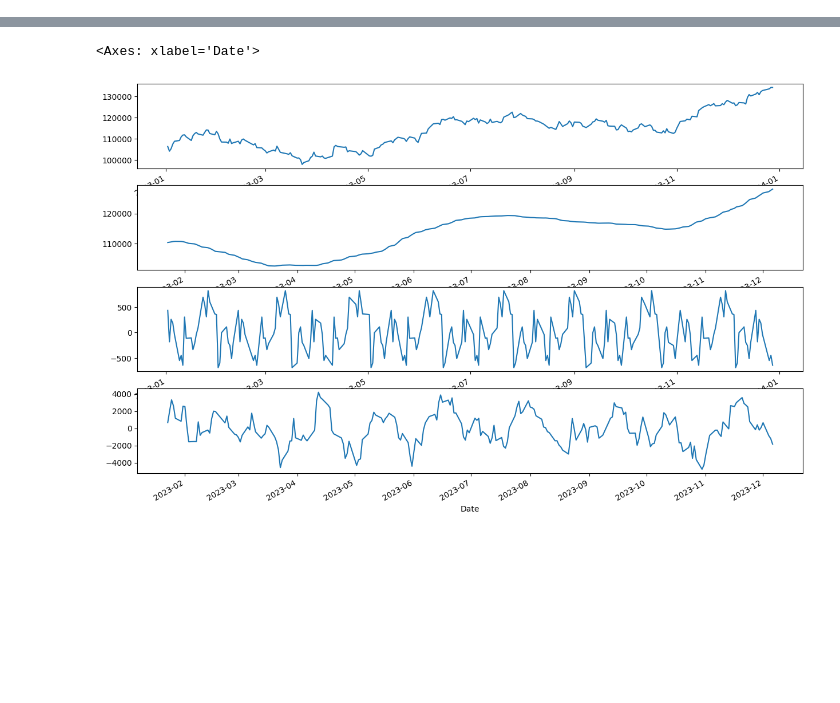
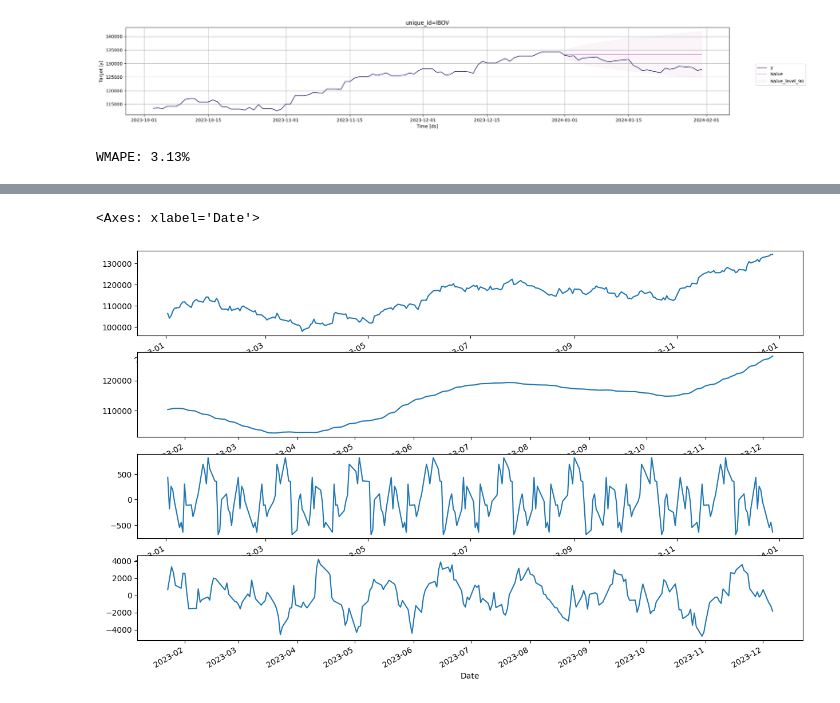
Before and after one commit to iharary/Fiap_Tech_Challenge_02, a Jupyter notebook: notebooks/IBOV.ipynb, the cells around one changed output, grey strips where cells are left out. Saved outputs shown, nothing was run; the diff lists cells and outputs as text; code cells hidden in the pictures; blank space fills up the shorter version.

```diff
--- a/notebooks/IBOV.ipynb
+++ b/notebooks/IBOV.ipynb
@@ -46,0 +115,5 @@ Name: Close, dtype: float64
+# %%
+#Separar dados de treino e validação resample
+train_resample = df_close_resample[df_close_resample['ds'] < '2024-01-01']
+test_resample = df_close_resample[df_close_resample['ds'] >= '2024-01-01']
+h_resample = len(test_resample)
@@ -46,0 +156,16 @@ Name: Close, dtype: float64
+# %%
+model.plot(train_resample, forecast_df, level=[90], unique_ids=['IBOV'],engine ='matplotlib', max_insample_length=90)
+# %% [output]
+[figure, added]
+# %%
+#Usar modelo SeasonalNaive sem decomposição - resample
+model = StatsForecast(models=[SeasonalNaive(season_length=7)], freq='D', n_jobs=-1)
+model.fit(train_resample)
+
+forecast_df2 = model.predict(h=h_resample, level=[90])
+forecast_df2 = forecast_df2.reset_index().merge(test_resample, on=['ds','unique_id'], how='left')
+
+wmape1 = wmape(forecast_df2['y'].values, forecast_df2['SeasonalNaive'].values)
+print(f"WMAPE: {wmape1:.2%}")
+# %% [output]
+WMAPE: 3.13%
```
Also changed, not shown: parts of 14 cells of this notebook.
